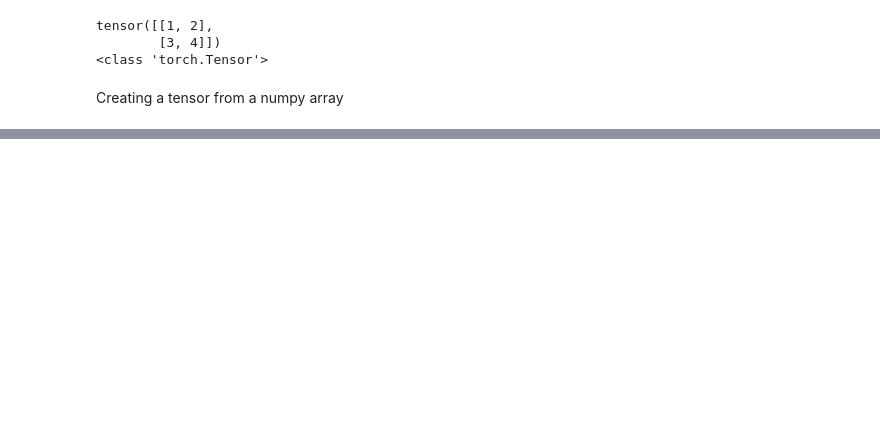
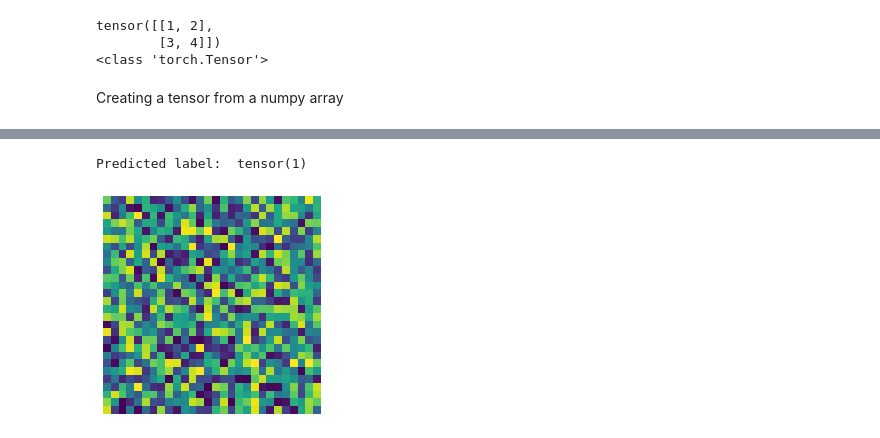
Before and after one commit to vibhavgaur/CodingPractice, a Jupyter notebook: LearningPyTorch/PyTorchPractice.ipynb, the cells around one changed output, grey strips where cells are left out. Cells and saved outputs as stored; diff of their text form; code cells hidden in the pictures; blank space fills up the shorter version.

```diff
--- a/LearningPyTorch/PyTorchPractice.ipynb
+++ b/LearningPyTorch/PyTorchPractice.ipynb
@@ -46,0 +90,22 @@ RuntimeError: Dataset not found. You can use download=True to download it
+# %%
+# creating thee Network class
+class ANN(nn.Module):
+    def __init__(self):
+        super(ANN, self).__init__()
+        self.flatten = nn.Flatten()
+        self.linear_relu_stack = nn.Sequential(
+            nn.Linear(28*28, 16),
+            nn.Sigmoid(),
+            nn.Linear(16, 16),
+            nn.Sigmoid(),
+            nn.Linear(16, 10),
+            nn.Sigmoid()
+        )
+
+    def forward(self, x):
+        x = self.flatten(x)
+        y = self.linear_relu_stack(x)
+        return y
+# %%
+model = ANN().to(device)
+print(model)
@@ -46,0 +124,10 @@ RuntimeError: Dataset not found. You can use download=True to download it
+# %%
+X = torch.rand(1,28,28, device=device)
+# X = x_train[0]
+plt.axis("off"), plt.imshow(X.reshape(28,28))
+yy = nn.Flatten(X)
+pred = model(X)
+print("Predicted label: ", pred.argmax())
+# %% [output]
+Predicted label:  tensor(1)
+[figure, added]
```
Also changed, not shown: parts of 11 cells of this notebook, 9 other files.
